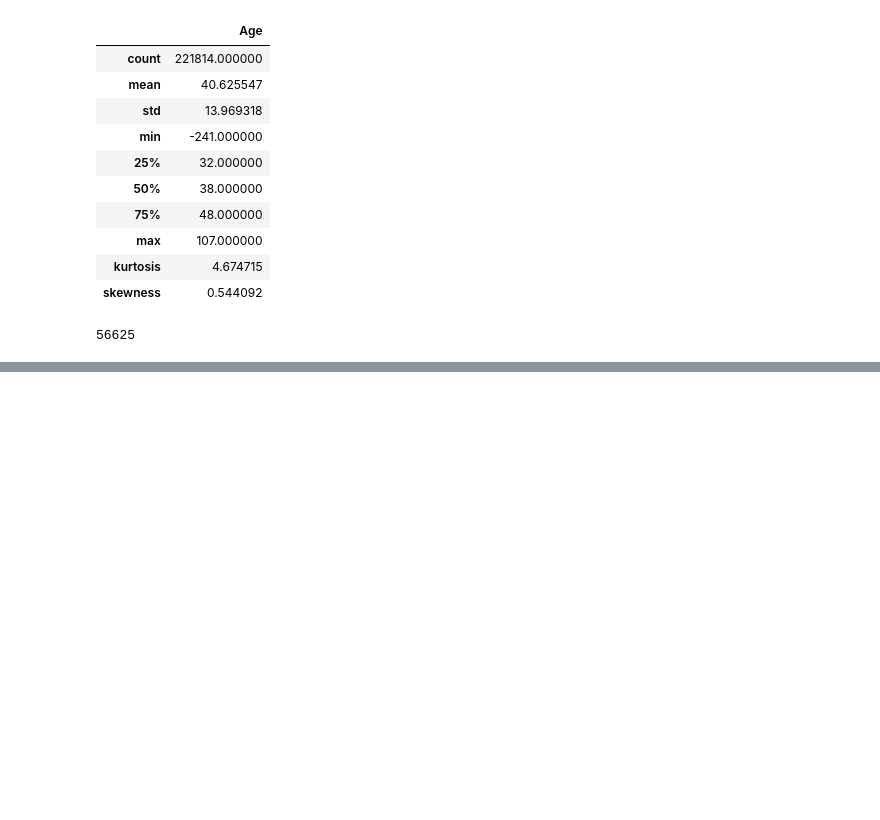
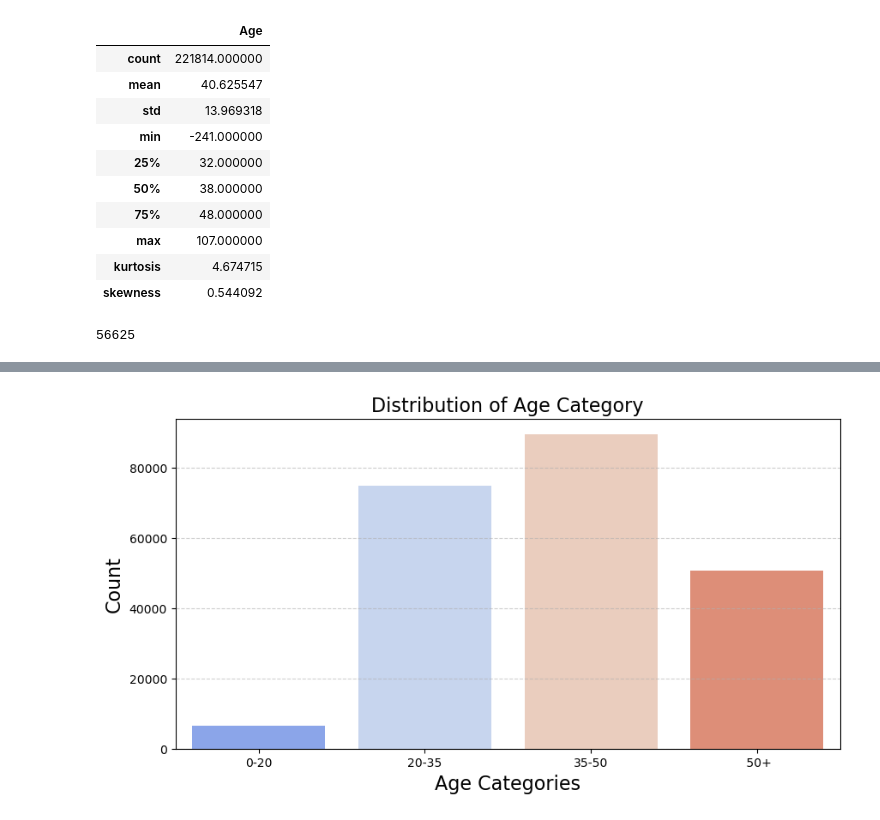
Before and after one commit to nobleyam/Customer-Behavioral-Segmentation-and-Profiling, a Jupyter notebook: final prap.ipynb, the cells around one changed output, grey strips where cells are left out. Cells and saved outputs as stored; diff of their text form; code cells hidden in the pictures; blank space fills up the shorter version.

```diff
--- a/final prap.ipynb
+++ b/final prap.ipynb
@@ -444,0 +453,7 @@ plt.show;
+# %%
+df_ben4 = df_ben3.copy()
+age_bins = [0, 20, 35, 50, float('inf')]
+age_lables = ['0-20', '20-35', '35-50',' 50+']
+
+df_ben4['Age_cat'] = pd.cut(df_ben4['Age'], bins=age_bins, labels=age_lables, right=False)
+df_ben4
@@ -444,0 +475,14 @@ plt.show;
+# %%
+import matplotlib.pylab as plt
+import seaborn as sns
+
+age_values = df_ben4['Age_cat'].value_counts()
+
+plt.figure(figsize=(10, 5))
+sns.barplot(y=age_values, x=age_values.index,palette='coolwarm')
+plt.title('Distribution of Age Category', fontsize= 16 )
+plt.xlabel('Age Categories', fontsize= 16)
+plt.ylabel('Count', fontsize= 16)
+plt.grid(axis='y',linestyle= '--', alpha= .6 )
+# %% [output]
+[figure, added]
```
Also changed, not shown: parts of 5 cells of this notebook.
